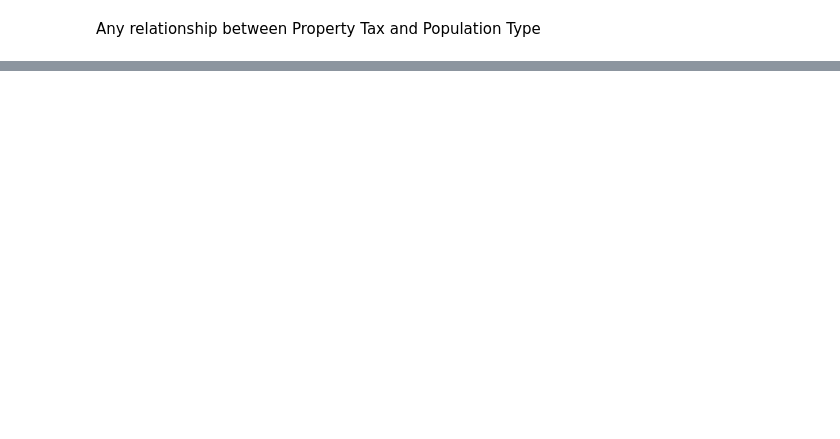
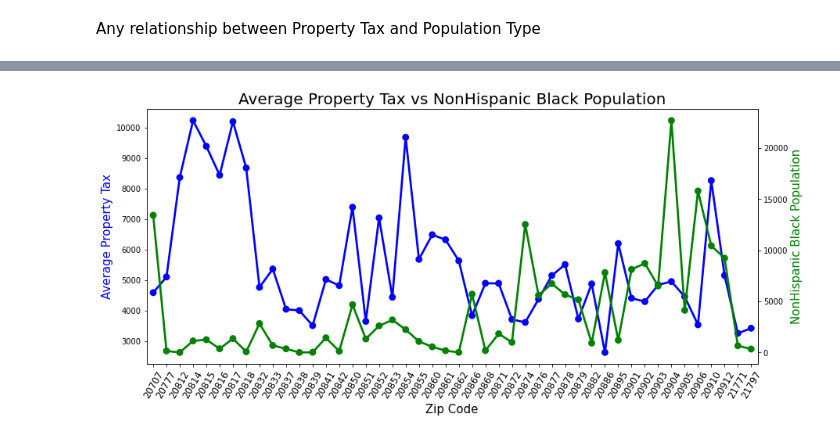
Before and after one commit to dspark0419/DATA-205, a Jupyter notebook: Project_Tax.ipynb, the cells around one changed output, grey strips where cells are left out. Drawn from its saved outputs; the diff is of its cells as text; code cells hidden in the pictures; blank space fills up the shorter version.

```diff
--- a/Project_Tax.ipynb
+++ b/Project_Tax.ipynb
@@ -279,3 +206,19 @@ Any relationship between Property Tax and Population Type
+# %%
+fig, ax = plt.subplots(figsize=[14,6])
+
+sns.pointplot(ax=ax, data=mcPopTax, x='ZCTA5N', y='COUNTY PROPERTY TAX', color='blue', marker='o', ci=None)
+ax1 = ax.twinx()
+sns.pointplot(ax=ax1, data=mcPopTax, x='ZCTA5N', y='NHB', color='green', marker='o')
+
+ax.set_title('Average Property Tax vs NonHispanic Black Population', size=20)
+ax.set_xticklabels(mcPopTax['ZCTA5N'].unique(), rotation=60, size=12)
+ax.set_xlabel('Zip Code', size=15)
+ax.set_ylabel('Average Property Tax', size=15, color='blue')
+ax1.set_ylabel('NonHispanic Black Population', size=15, color='green')
+
+plt.show()
+# %% [output]
+[figure, added]
 # %%
 fig, ax = plt.subplots(figsize=[14,6])
 
```
Also changed, not shown: parts of 52 cells of this notebook.
